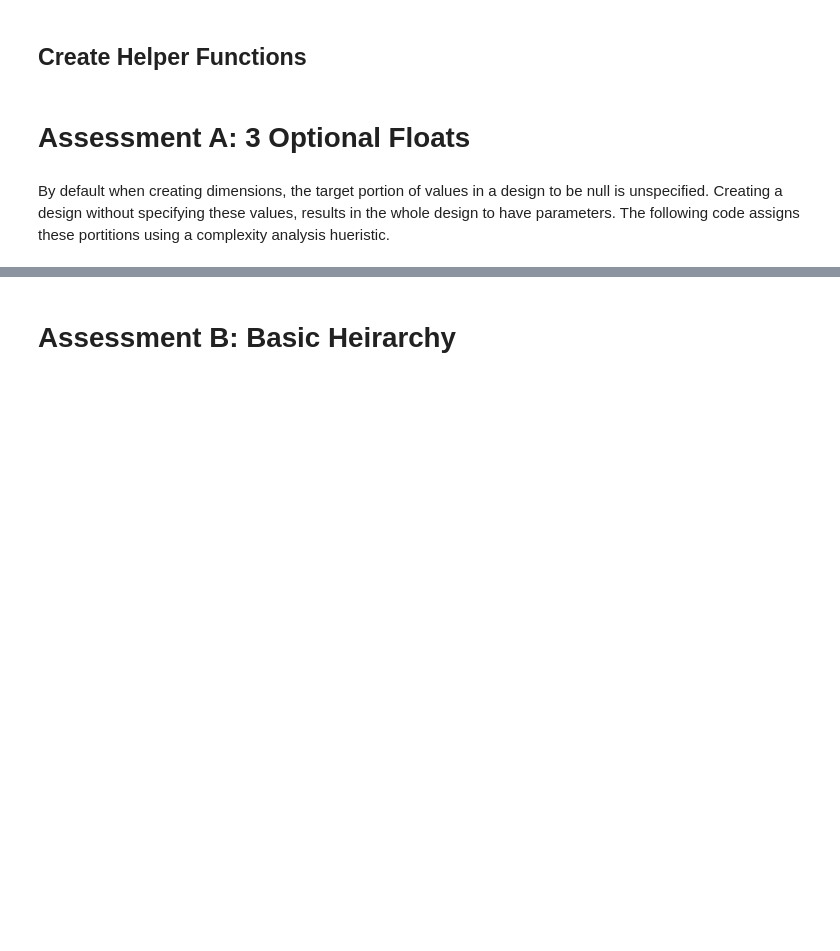
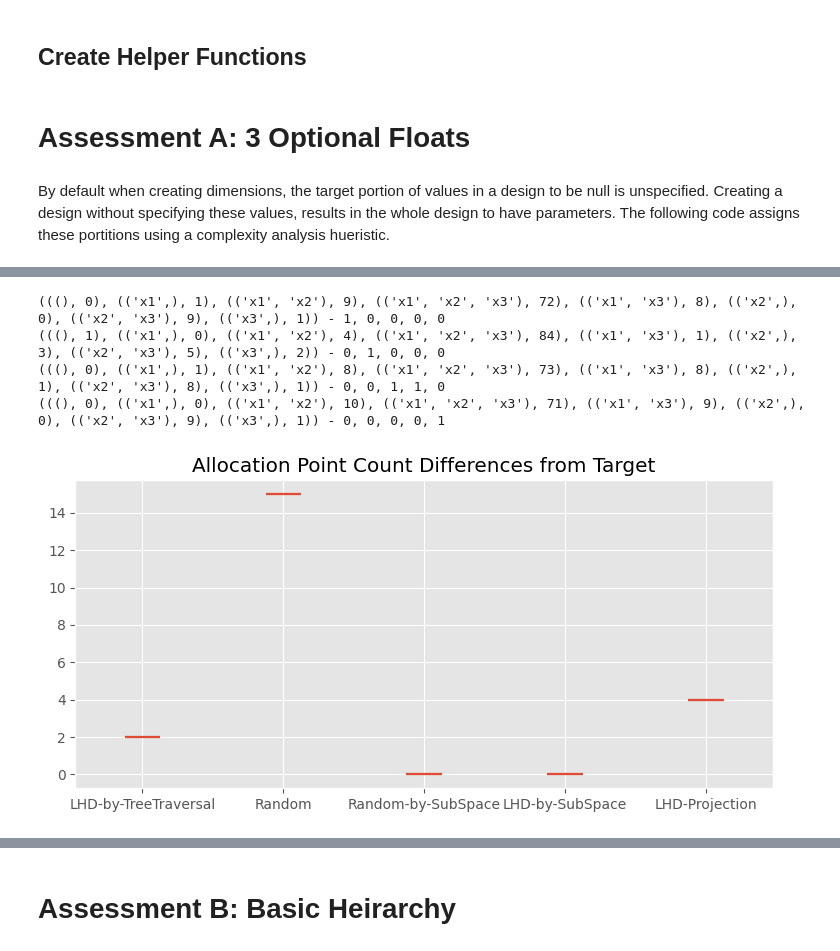
Before and after one commit to neil-r/raxpy, a Jupyter notebook: examples/Study_Experiment_Design_Generation.ipynb, the cells around one changed output, grey strips where cells are left out. Saved outputs shown, nothing was run; the diff lists cells and outputs as text; code cells hidden in the pictures; blank space fills up the shorter version.

Commit message:
Investigating new algorithms to improve space-filling.

```diff
--- a/examples/Study_Experiment_Design_Generation.ipynb
+++ b/examples/Study_Experiment_Design_Generation.ipynb
@@ -3,9 +3,10 @@
 
 This notebook analyzes the characteristics of different space-filling experiment design generation techniques provide by raxpy for different input spaces.
 # %%
-from typing import Optional, Annotated
+from typing import NamedTuple, Callable, List, Tuple
 
 import matplotlib.pyplot as plt
+plt.style.use('ggplot')
 import pandas as pd
 import numpy as np
 
@@ -16,6 +17,22 @@ import raxpy.spaces.complexity as c
 import raxpy.does.lhs as lhs_doe
 import raxpy.does.random as random_doe
 import raxpy.does.assess as assess
+from raxpy.does import plots
+import raxpy.does.doe
+from raxpy.does.doe import EncodingEnum
+
+import importlib
+
+importlib.reload(raxpy.does.doe)
+
+class DoeTuple(NamedTuple):
+    design:lhs_doe.DesignOfExperiment
+    assessment:assess.DoeAssessment
+
+class DesignStrategyResults(NamedTuple):
+    strategy:Callable
+    name:str
+    designs:List[DoeTuple]
 # %% [markdown]
 ## Create Helper Functions
 # %%
@@ -142,10 +260,12 @@ def generate_basic_plots(strategies):
 # Assessment A: 3 Optional Floats
 # %%
 strategies = [
-    (lhs_doe.generate_design, "LHD-by-TreeTraversal",[]),
-    (random_doe.generate_design, "Random",[]),
-    # (lhs_doe.generate_seperate_designs_by_full_subspace, "LHD-by-SubSpace",[]),
-    (lhs_doe.generate_design_with_projection, "LHD-Projection", []),
+    DesignStrategyResults(lhs_doe.generate_design, "LHD-by-TreeTraversal",[]),
+    DesignStrategyResults(lhs_doe.generate_seperate_designs_by_full_subspace_and_pool, "LHD-by-SubSpace-Projection",[]),
+    DesignStrategyResults(random_doe.generate_design, "Random",[]),
+    DesignStrategyResults(random_doe.generate_seperate_designs_by_full_subspace, "Random-by-SubSpace",[]),
+    DesignStrategyResults(lhs_doe.generate_seperate_designs_by_full_subspace, "LHD-by-SubSpace",[]),
+    DesignStrategyResults(lhs_doe.generate_design_with_projection, "LHD-Projection", []),
 ]
 
 space = s.InputSpace(
@@ -155,6 +275,17 @@ space = s.InputSpace(
         d.Float(id="x3", lb=0.0, ub=1.0, nullable=True, portion_null=0.1),
     ]
 )
+
+target_sub_space_allocations = {
+    tuple():0,
+    ("x1",):1,
+    ("x2",):1,
+    ("x3",):1,
+    ("x1","x2"):8,
+    ("x1","x3"):8,
+    ("x2","x3"):8,
+    ("x1","x2","x3"):73,
+}
 # %% [markdown]
 By default when creating dimensions, the target portion of values in a design to be null is unspecified. Creating a design without specifying these values, results in the whole design to have parameters. The following code assigns these portitions using a complexity analysis hueristic.
 # %%
@@ -166,0 +317,10 @@ generate_designs(
+# %%
+assessment_group = split_designs_by_subspace_allocations(strategies, space)
+assessment_group.print_allocation_counts()
+assessment_group.generate_allocation_point_differences(target_sub_space_allocations)
+# %% [output]
+(((), 0), (('x1',), 1), (('x1', 'x2'), 9), (('x1', 'x2', 'x3'), 72), (('x1', 'x3'), 8), (('x2',), 0), (('x2', 'x3'), 9), (('x3',), 1)) - 1, 0, 0, 0, 0
+(((), 1), (('x1',), 0), (('x1', 'x2'), 4), (('x1', 'x2', 'x3'), 84), (('x1', 'x3'), 1), (('x2',), 3), (('x2', 'x3'), 5), (('x3',), 2)) - 0, 1, 0, 0, 0
+(((), 0), (('x1',), 1), (('x1', 'x2'), 8), (('x1', 'x2', 'x3'), 73), (('x1', 'x3'), 8), (('x2',), 1), (('x2', 'x3'), 8), (('x3',), 1)) - 0, 0, 1, 1, 0
+(((), 0), (('x1',), 0), (('x1', 'x2'), 10), (('x1', 'x2', 'x3'), 71), (('x1', 'x3'), 9), (('x2',), 0), (('x2', 'x3'), 9), (('x3',), 1)) - 0, 0, 0, 0, 1
+[figure, added]
```
Also changed, not shown: parts of 24 cells of this notebook, 9 other files.
